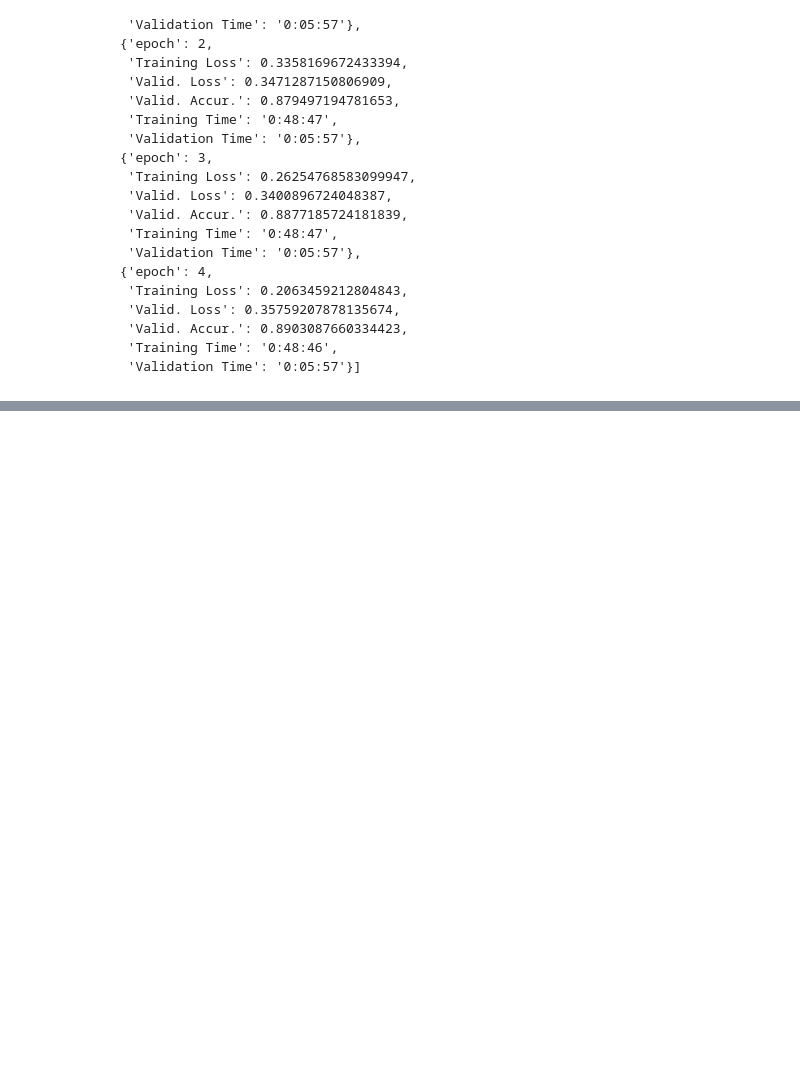
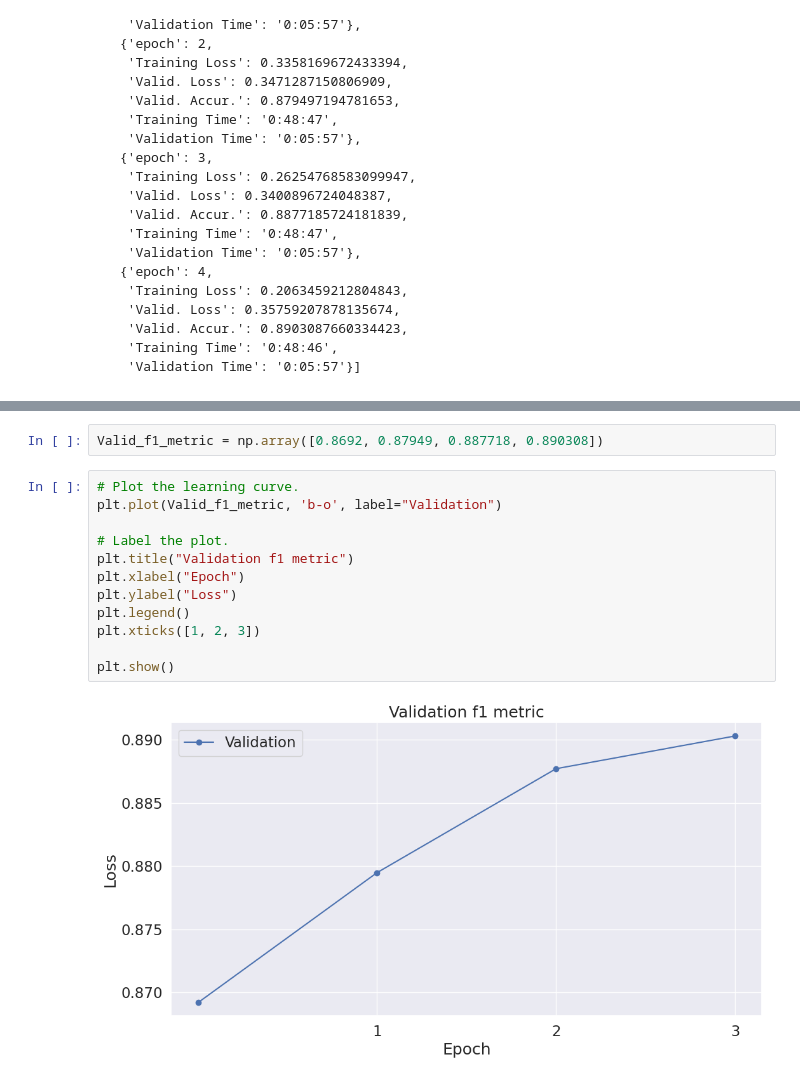
Before and after one commit to sophieebuz/HSE_MLDS_project_year1, a Jupyter notebook: models/DL_experiments/DL_models_BERT.ipynb, the cells around one changed output, grey strips where cells are left out. Drawn from its saved outputs; the diff is of its cells as text; blank space fills up the shorter version.

```diff
--- a/models/DL_experiments/DL_models_BERT.ipynb
+++ b/models/DL_experiments/DL_models_BERT.ipynb
@@ -1017,0 +1110,16 @@ param_to_train_list = (
+# %%
+Valid_f1_metric = np.array([0.8692, 0.87949, 0.887718, 0.890308])
+# %%
+# Plot the learning curve.
+plt.plot(Valid_f1_metric, 'b-o', label="Validation")
+
+# Label the plot.
+plt.title("Validation f1 metric")
+plt.xlabel("Epoch")
+plt.ylabel("Loss")
+plt.legend()
+plt.xticks([1, 2, 3])
+
+plt.show()
+# %% [output]
+[figure, added]
```
Also changed, not shown: parts of 10 cells of this notebook.
